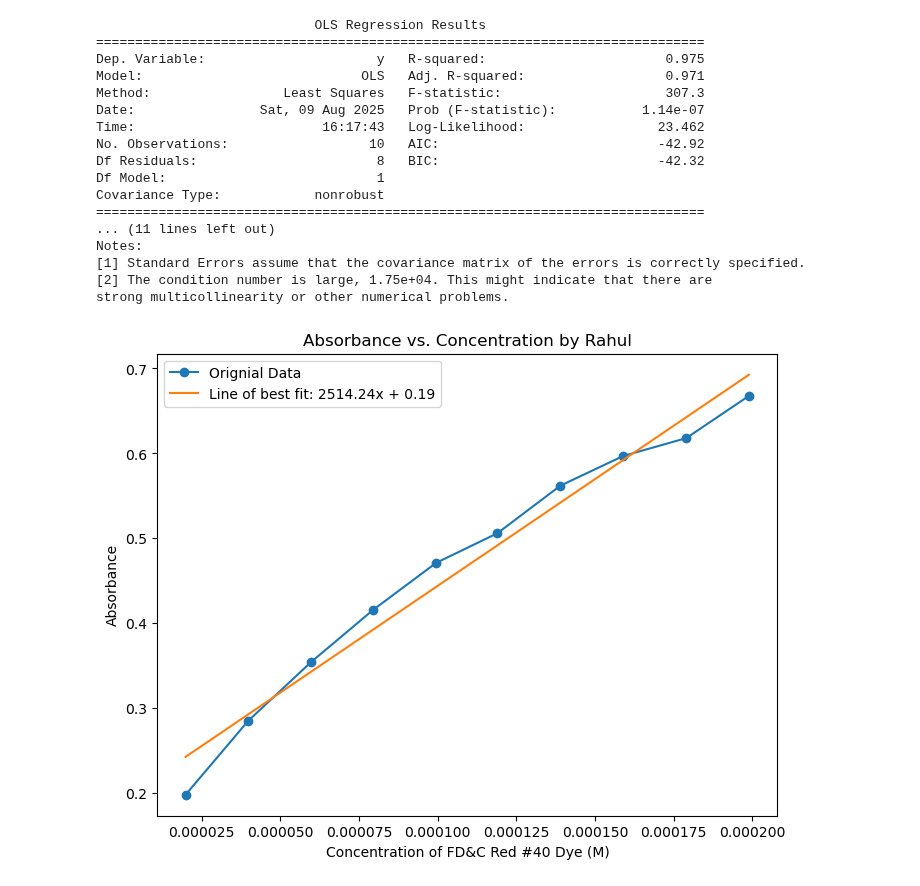
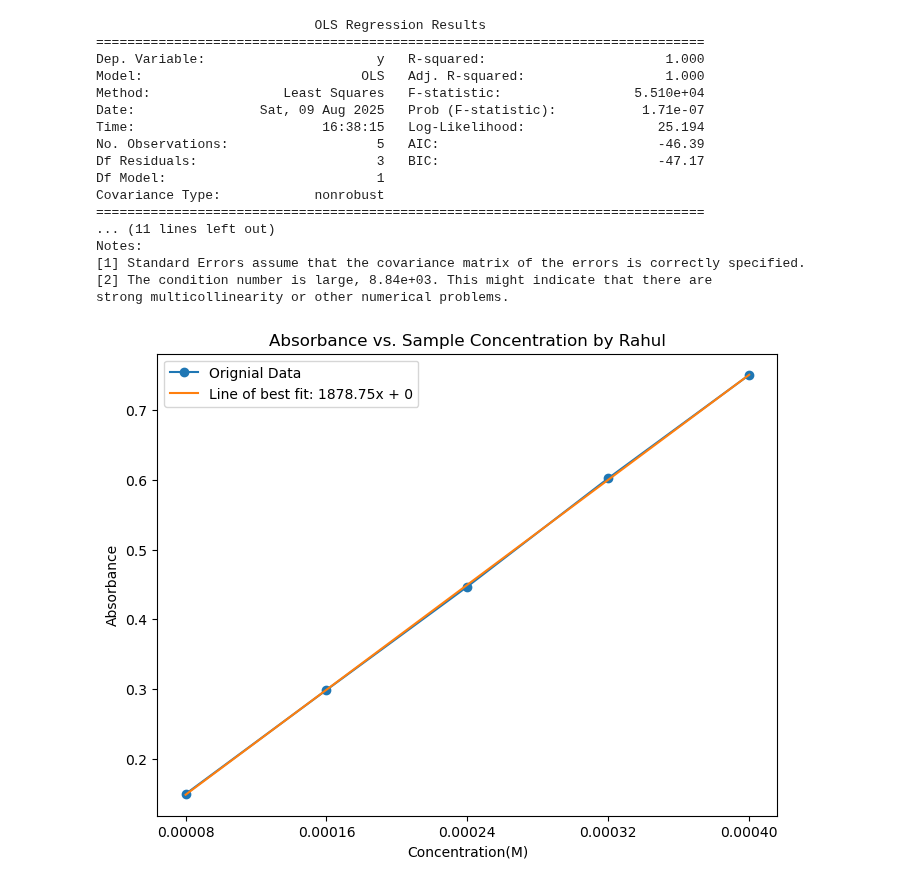
Before and after one commit to alt-rahul/regression, a Jupyter notebook: lin.ipynb, the cells around one changed output. Drawn from its saved outputs; the diff is of its cells as text; code cells hidden in the pictures.

```diff
--- a/lin.ipynb
+++ b/lin.ipynb
@@ -25,11 +25,14 @@ absorbance = [
     0.416, 0.354, 0.285, 0.198
 ]
 
-exog = concentration
-endog = absorbance
-xlabel = "Concentration of FD&C Red #40 Dye (M)"
+concentrations = [0.0004, 0.00032, 0.00024, 0.00016, 0.00008]
+absorbances = [0.750, 0.602, 0.447, 0.299, 0.150]
+
+exog = concentrations
+endog = absorbances
+xlabel = "Concentration(M)"
 ylabel = "Absorbance"
-title = "Absorbance vs. Concentration by Rahul"
+title = "Absorbance vs. Sample Concentration by Rahul"
 step = 0.000001
 # %%
 plt.figure(figsize=(8,6))
@@ -50,35 +53,36 @@ print(res.summary())
 # %% [output]
                             OLS Regression Results
 ==============================================================================
-Dep. Variable:                      y   R-squared:                       0.975
-Model:                            OLS   Adj. R-squared:                  0.971
-Method:                 Least Squares   F-statistic:                     307.3
-Date:                Sat, 09 Aug 2025   Prob (F-statistic):           1.14e-07
-Time:                        16:17:43   Log-Likelihood:                 23.462
-No. Observations:                  10   AIC:                            -42.92
-Df Residuals:                       8   BIC:                            -42.32
+Dep. Variable:                      y   R-squared:                       1.000
+Model:                            OLS   Adj. R-squared:                  1.000
+Method:                 Least Squares   F-statistic:                 5.510e+04
+Date:                Sat, 09 Aug 2025   Prob (F-statistic):           1.71e-07
+Time:                        16:38:15   Log-Likelihood:                 25.194
+No. Observations:                   5   AIC:                            -46.39
+Df Residuals:                       3   BIC:                            -47.17
 Df Model:                           1
 Covariance Type:            nonrobust
 ==============================================================================
 ... (11 lines left out)
 Notes:
 [1] Standard Errors assume that the covariance matrix of the errors is correctly specified.
-[2] The condition number is large, 1.75e+04. This might indicate that there are
+[2] The condition number is large, 8.84e+03. This might indicate that there are
 strong multicollinearity or other numerical problems.
 # %%
 X_new = np.arange(start=min(exog), stop=max(exog), step=step)
 X_mod = sm.add_constant(X_new, prepend=False)
 Y_new = res.predict(X_mod)
 # %%
-bestfit = f"Line of best fit: {res.params[0]:.2f}x + {res.params[1]:.2f}"
+bestfit = f"Line of best fit: {res.params[0]:.2f}x + 0"
 
 plt.figure(figsize=(8,6))
 plt.plot(exog, endog, marker='o', linestyle='-', label='Orignial Data')
 plt.plot(X_new, Y_new, label=bestfit)
+plt.xticks(concentrations)
 plt.xlabel(xlabel)
 plt.ylabel(ylabel)
 plt.title(title)
 plt.legend()
 plt.show()
 # %% [output]
-[figure, old version]
+[figure, new version]
```
Also changed, not shown: parts of 1 cell of this notebook.
